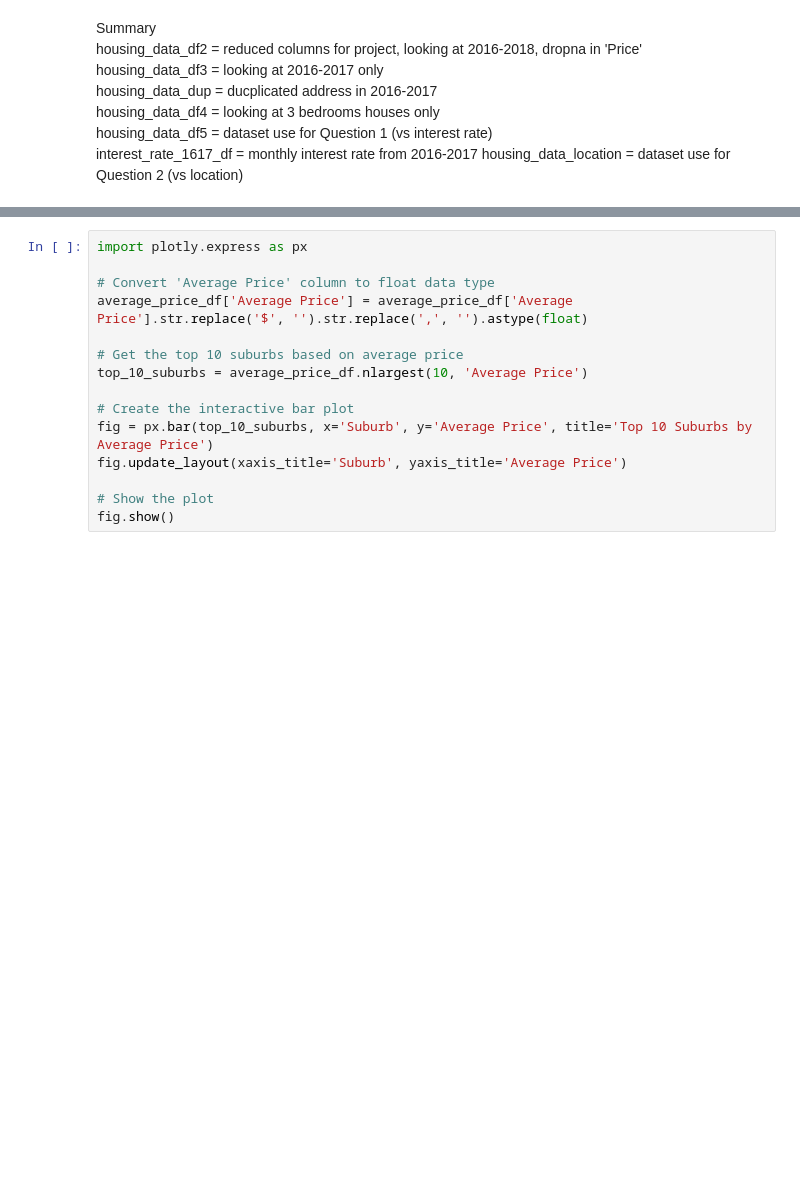
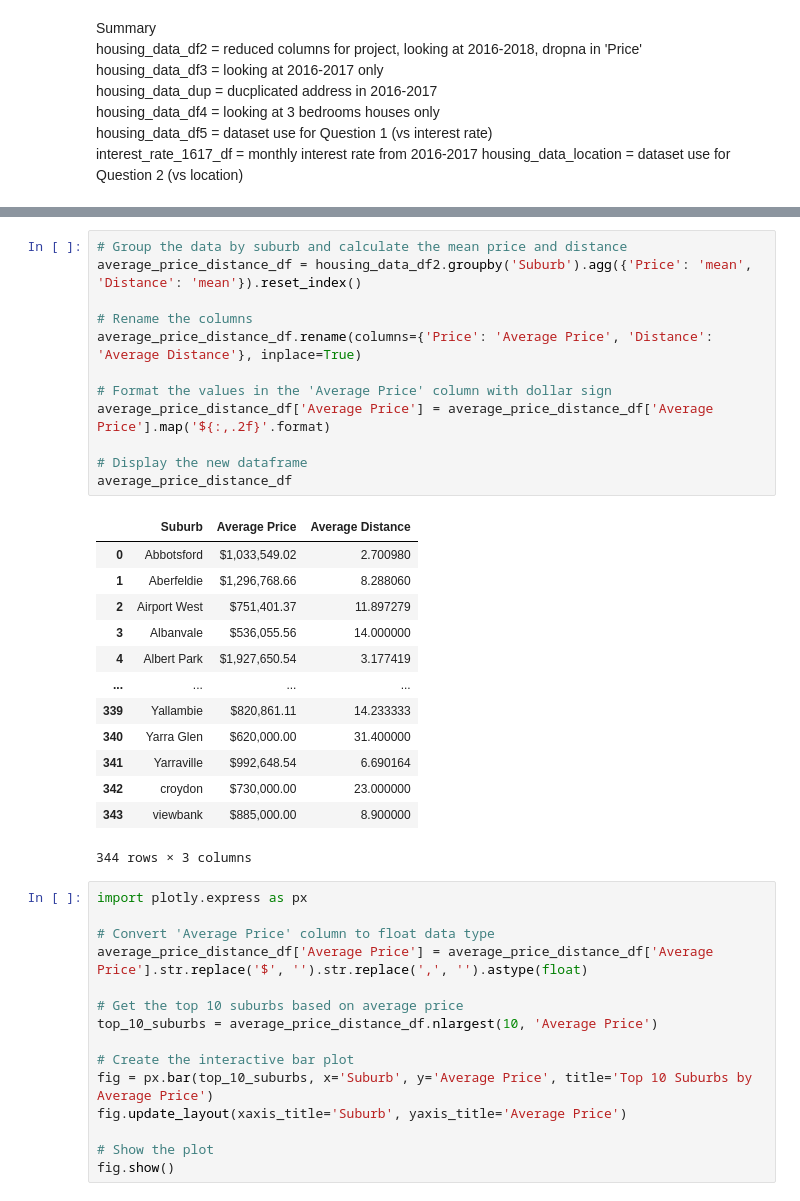
Before and after one commit to Anton0Lee/Project1_grp5, a Jupyter notebook: project1 main codes.ipynb, the cells around one changed output, grey strips where cells are left out. Drawn from its saved outputs; the diff is of its cells as text; blank space fills up the shorter version.

```diff
--- a/project1 main codes.ipynb
+++ b/project1 main codes.ipynb
@@ -310,11 +140,37 @@ average_price_df
+# %%
+# Group the data by suburb and calculate the mean price and distance
+average_price_distance_df = housing_data_df2.groupby('Suburb').agg({'Price': 'mean', 'Distance': 'mean'}).reset_index()
+
+# Rename the columns
+average_price_distance_df.rename(columns={'Price': 'Average Price', 'Distance': 'Average Distance'}, inplace=True)
+
+# Format the values in the 'Average Price' column with dollar sign
+average_price_distance_df['Average Price'] = average_price_distance_df['Average Price'].map('${:,.2f}'.format)
+
+# Display the new dataframe
+average_price_distance_df
+# %% [output]
+|  | Suburb | Average Price | Average Distance |
+| 0 | Abbotsford | $1,033,549.02 | 2.700980 |
+| 1 | Aberfeldie | $1,296,768.66 | 8.288060 |
+| 2 | Airport West | $751,401.37 | 11.897279 |
+| 3 | Albanvale | $536,055.56 | 14.000000 |
+| 4 | Albert Park | $1,927,650.54 | 3.177419 |
+| ... | ... | ... | ... |
+| 339 | Yallambie | $820,861.11 | 14.233333 |
+| 340 | Yarra Glen | $620,000.00 | 31.400000 |
+| 341 | Yarraville | $992,648.54 | 6.690164 |
+| 342 | croydon | $730,000.00 | 23.000000 |
+| 343 | viewbank | $885,000.00 | 8.900000 |
+344 rows × 3 columns
 # %%
 import plotly.express as px
 
 # Convert 'Average Price' column to float data type
-average_price_df['Average Price'] = average_price_df['Average Price'].str.replace('$', '').str.replace(',', '').astype(float)
+average_price_distance_df['Average Price'] = average_price_distance_df['Average Price'].str.replace('$', '').str.replace(',', '').astype(float)
 
 # Get the top 10 suburbs based on average price
-top_10_suburbs = average_price_df.nlargest(10, 'Average Price')
+top_10_suburbs = average_price_distance_df.nlargest(10, 'Average Price')
 
 # Create the interactive bar plot
 fig = px.bar(top_10_suburbs, x='Suburb', y='Average Price', title='Top 10 Suburbs by Average Price')
```
Also changed, not shown: parts of 21 cells of this notebook, 1 other file.
